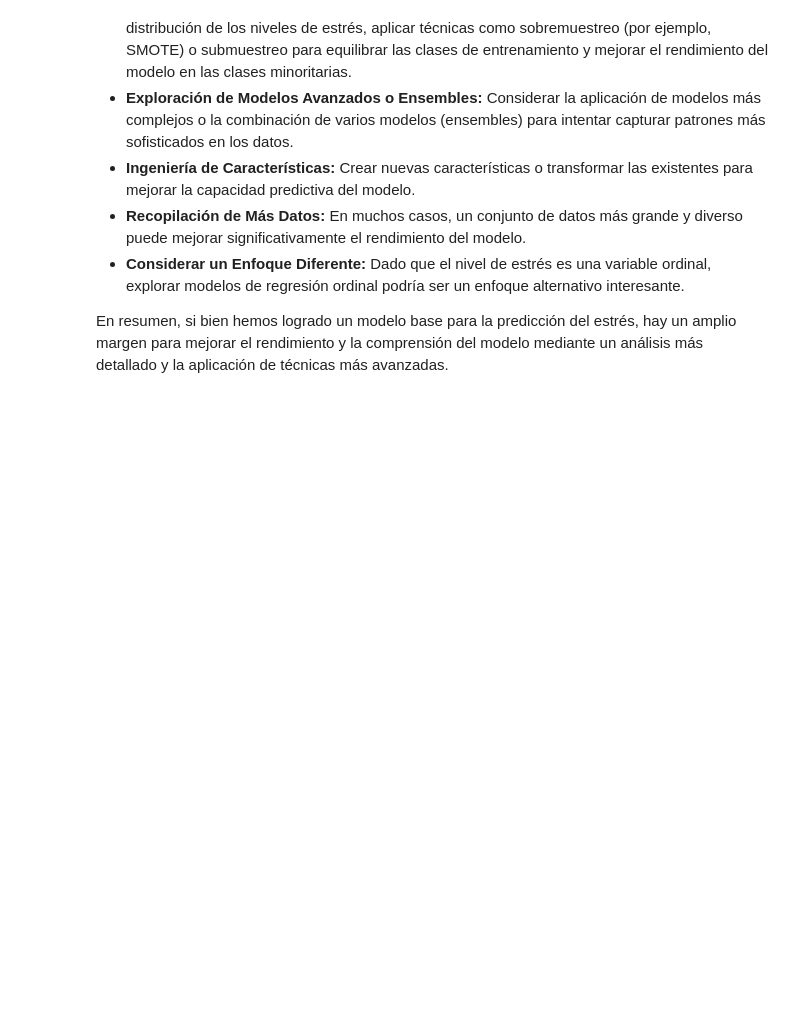
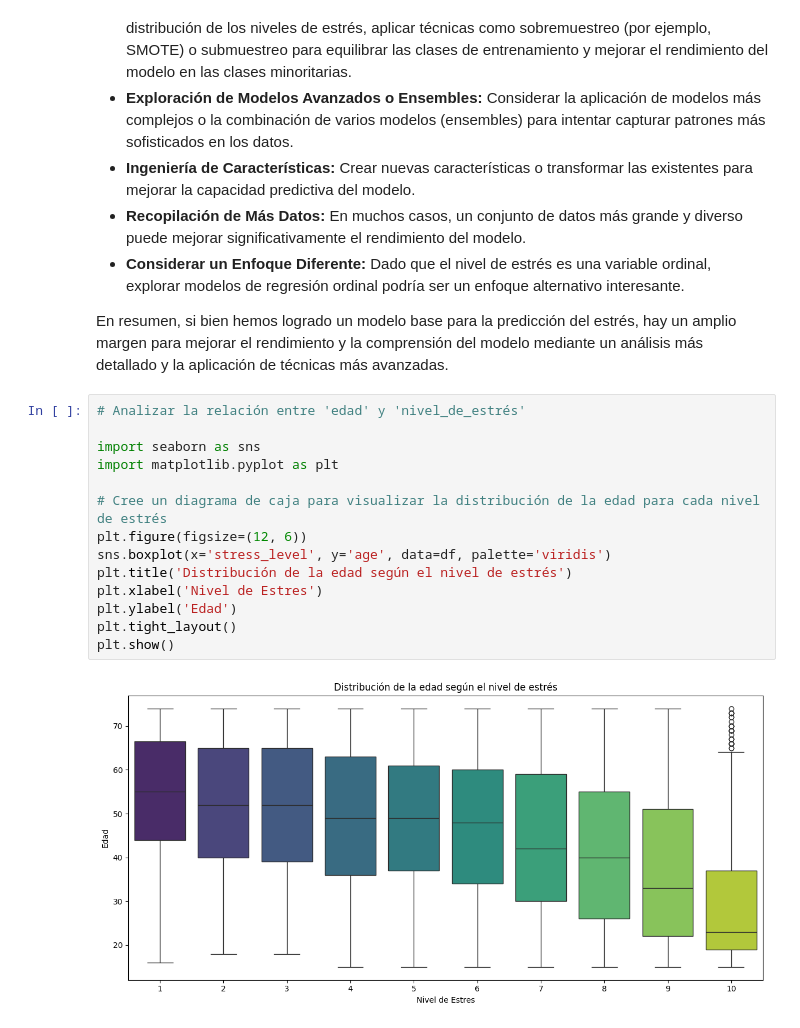
Before and after one commit to eliasfrivas/DataScienceII, a Jupyter notebook: ProyectoParteIII_RivasElias.ipynb, the cells around one changed output. Saved outputs shown, nothing was run; the diff lists cells and outputs as text; blank space fills up the shorter version.

```diff
--- a/ProyectoParteIII_RivasElias.ipynb
+++ b/ProyectoParteIII_RivasElias.ipynb
@@ -350,3 +350,19 @@ Basándonos en el análisis exploratorio de datos, la comparación de modelos de
 *   **Considerar un Enfoque Diferente:** Dado que el nivel de estrés es una variable ordinal, explorar modelos de regresión ordinal podría ser un enfoque alternativo interesante.
 
 En resumen, si bien hemos logrado un modelo base para la predicción del estrés, hay un amplio margen para mejorar el rendimiento y la comprensión del modelo mediante un análisis más detallado y la aplicación de técnicas más avanzadas.
+# %%
+# Analizar la relación entre 'edad' y 'nivel_de_estrés'
+
+import seaborn as sns
+import matplotlib.pyplot as plt
+
+# Cree un diagrama de caja para visualizar la distribución de la edad para cada nivel de estrés
+plt.figure(figsize=(12, 6))
+sns.boxplot(x='stress_level', y='age', data=df, palette='viridis')
+plt.title('Distribución de la edad según el nivel de estrés')
+plt.xlabel('Nivel de Estres')
+plt.ylabel('Edad')
+plt.tight_layout()
+plt.show()
+# %% [output]
+[figure, added]
```
Also changed, not shown: parts of 3 cells of this notebook.
